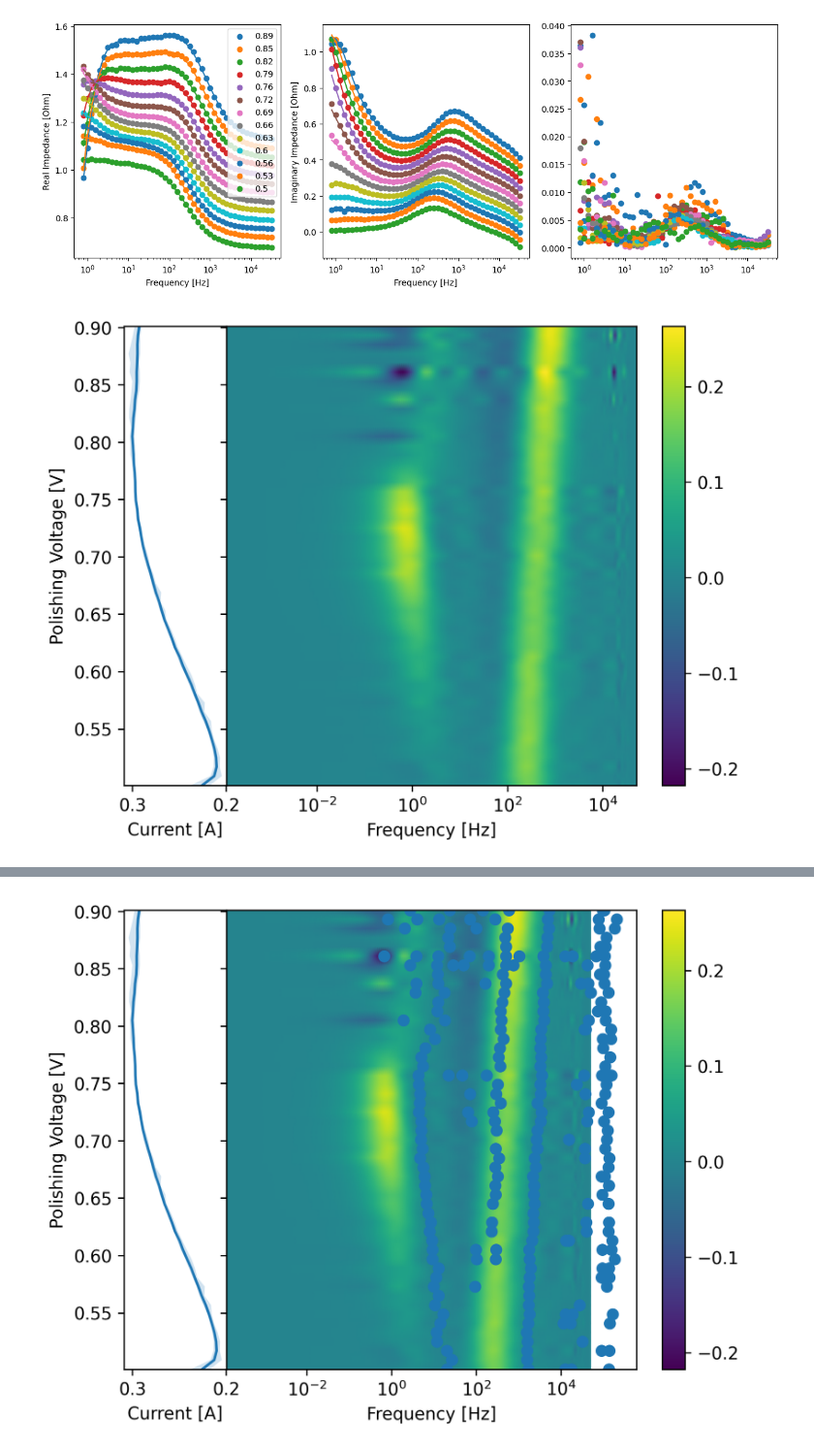
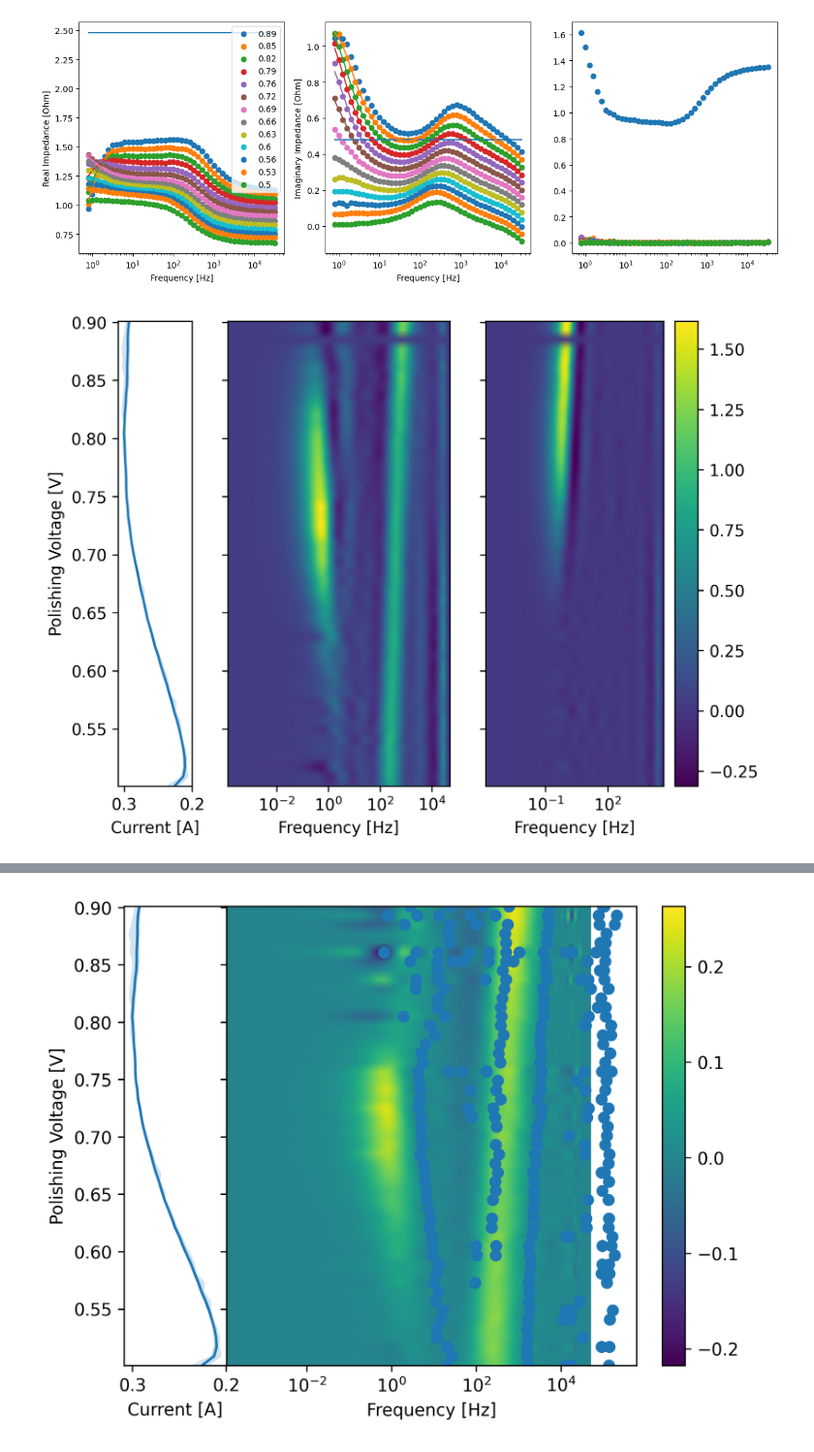
Before and after one commit to EricViklund/nbeis, a Jupyter notebook: DRT-Compute-3.ipynb, the cells around one changed output, grey strips where cells are left out. Shown at 97% size. Saved outputs shown, nothing was run; the diff lists cells and outputs as text; code cells hidden in the pictures.

Commit message:
added negative resistance fitting

```diff
--- a/DRT-Compute-3.ipynb
+++ b/DRT-Compute-3.ipynb
@@ -360,7 +358,7 @@ for row, data in enumerate(data_list[0:1]):
         #PARAMS
         f_min = np.min(Freq)/1000
         f_max = np.max(Freq)
-        fitting_params_per_decade = 12
+        fitting_params_per_decade = 8
 
 
         #Convert to log frequency
@@ -406,7 +404,8 @@ from matplotlib.transforms import Bbox
 
 """Plotting"""
 
-x = []
+x_re = []
+x_im = []
 Electrode_Potential = []
 Current = []
 Current_min = []
@@ -426,13 +425,15 @@ for key in output.keys():
 #    ax.plot(np.matmul(cycle_output['A_re'],cycle_output['x'])+cycle_output['R'],np.matmul(cycle_output['A_im'],cycle_output['x'])+np.exp(cycle_output['f_m'])*cycle_output['L']-np.exp(-cycle_output['f_m'])*cycle_output['C'])
 
 
-    x.append(cycle_output['x'])
+    x_re.append(cycle_output['x_re'])
+    x_im.append(cycle_output['x_im'])
     Electrode_Potential.append(cycle_output['E'][-1])
     Current.append(np.mean(cycle_output['I']))
     Current_max.append(np.max(cycle_output['I']))
     Current_min.append(np.min(cycle_output['I']))
 
-x = np.array(x).T
+x_re = np.array(x_re).T
+x_im = np.array(x_im).T
 Electrode_Potential = np.array(Electrode_Potential)
 Current = np.array(Current)
 Current_max = np.array(Current_max)
@@ -470,7 +471,7 @@ for i, key in reversed(list(enumerate(output.keys()))):
     #Z_sim_re = np.matmul(cycle_output['A_re'],cycle_output['x'])+cycle_output['R']
     #Z_sim_im = np.matmul(cycle_output['A_im'],cycle_output['x'])+np.exp(cycle_output['f_m'])*cycle_output['L']-np.exp(-cycle_output['f_m'])*cycle_output['C']
 
-    Z_sim_re, Z_sim_im = Fit_Function_1(cycle_output['params'], cycle_output['A_re'], cycle_output['A_im'], cycle_output['f_m'])
+    Z_sim_re, Z_sim_im = generalized_DRT(cycle_output['params'], cycle_output['A_re'], cycle_output['A_im'], cycle_output['f_m'])
 
     ax.scatter(Z_exp_re,Electrode_Potential[i].repeat(Z_exp_re.shape[0]),Z_exp_im)
     ax.plot(Z_sim_re,Electrode_Potential[i].repeat(Z_sim_re.shape[0]),Z_sim_im)
@@ -503,7 +504,7 @@ for i, key in reversed(list(enumerate(output.keys()))[::4]):
     # Z_sim_re = np.matmul(cycle_output['A_re'],cycle_output['x'])
     # Z_sim_im = np.matmul(cycle_output['A_im'],cycle_output['x'])-np.exp(-cycle_output['f_m'])*cycle_output['C']
 
-    Z_sim_re, Z_sim_im = Fit_Function_1(cycle_output['params'], cycle_output['A_re'], cycle_output['A_im'], cycle_output['f_m'])
+    Z_sim_re, Z_sim_im = generalized_DRT(cycle_output['params'], cycle_output['A_re'], cycle_output['A_im'], cycle_output['f_m'])
 
 
     res = np.sqrt((Z_exp_re-Z_sim_re)**2 + (Z_exp_im-Z_sim_im)**2)
@@ -521,7 +522,7 @@ axs[0].legend()
 
 plt.savefig('figures/bodeplot.png')
 # %% [output]
-[figure, old version]
+[figure, new version]
 # %%
 
 """Plotting"""
@@ -541,39 +542,45 @@ plot_points = int(plot_points_per_decade*(log_plot_freq_max-log_plot_freq_min))
 #Generate plotting frequencies
 log_plot_freq = np.linspace(log_plot_freq_min,log_plot_freq_max,plot_points)
 
 plot_freq = np.exp(log_plot_freq)
 
 
-gamma = np.sum(x[None,:,:]*Gaussian_Func(log_plot_freq[:,None,None]-log_f_n[None,:,None],gaussian_width),axis=1)
+gamma1 = np.sum((x_im[None,:,:]+x_re[None,:,:])*Gaussian_Func(log_plot_freq[:,None,None]-log_f_n[None,:,None],gaussian_width),axis=1)
 
-fig, (ax1, ax2) = plt.subplots(ncols=2,dpi=300,sharey=True,gridspec_kw={'width_ratios': [1, 5]})
+gamma2 = np.sum((x_im[None,:,:]-x_re[None,:,:])*Gaussian_Func(log_plot_freq[:,None,None]-log_f_n[None,:,None],gaussian_width),axis=1)
+
+fig, (ax1, ax2, ax3) = plt.subplots(ncols=3,dpi=300,sharey=True,gridspec_kw={'width_ratios': [1, 3, 3]})
 
 X,Y = np.meshgrid(plot_freq/(2*np.pi),Electrode_Potential,indexing='ij')
 
-mesh = ax2.pcolormesh(X,Y,gamma,shading='gouraud', cmap='viridis')
-cbar = fig.colorbar(mesh)
+mesh1 = ax2.pcolormesh(X,Y,gamma1,shading='gouraud', cmap='viridis')
+
 #for i in range(gamma.shape[1]):
 #    ax2.plot(plot_freq,gamma[:,i])
 
+mesh2 = ax3.pcolormesh(X,Y,gamma2,shading='gouraud', cmap='viridis')
+cbar = fig.colorbar(mesh2)
 ax2.set_xscale('log')
 ax2.set_xlabel('Frequency [Hz]')
 #ax2.set_xticks([1e1,1e3,1e5])
-
+ax3.set_xscale('log')
+ax3.set_xlabel('Frequency [Hz]')
 
 ax1.plot(Current/1000,Electrode_Potential)
 ax1.fill_betweenx(Electrode_Potential, Current_min/1000, Current_max/1000, alpha = 0.2)
 ax1.set_ylabel('Polishing Voltage [V]')
 ax1.set_xlabel('Current [A]')
 ax1.invert_xaxis()
 # ax1.set_xticks([0.1,0.2])
 #ax1.set_yticks(np.arange(0.5,1.0,0.1))
 # ax1.set_xlim(0.2,0)
 
 fig.subplots_adjust(wspace = 0)
+fig.tight_layout()
 
 plt.savefig('figures/gamma.png')
 # %% [output]
-[figure, old version]
+[figure, new version]
 # %%
 from scipy.optimize import fsolve
 
```
Also changed, not shown: parts of 4 cells of this notebook, 2 other files.
